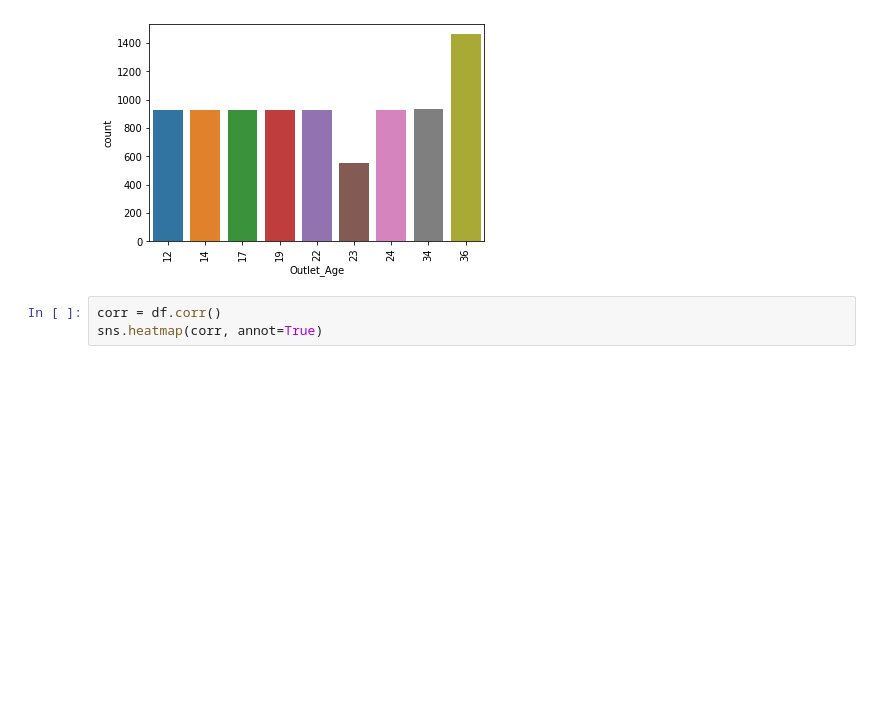
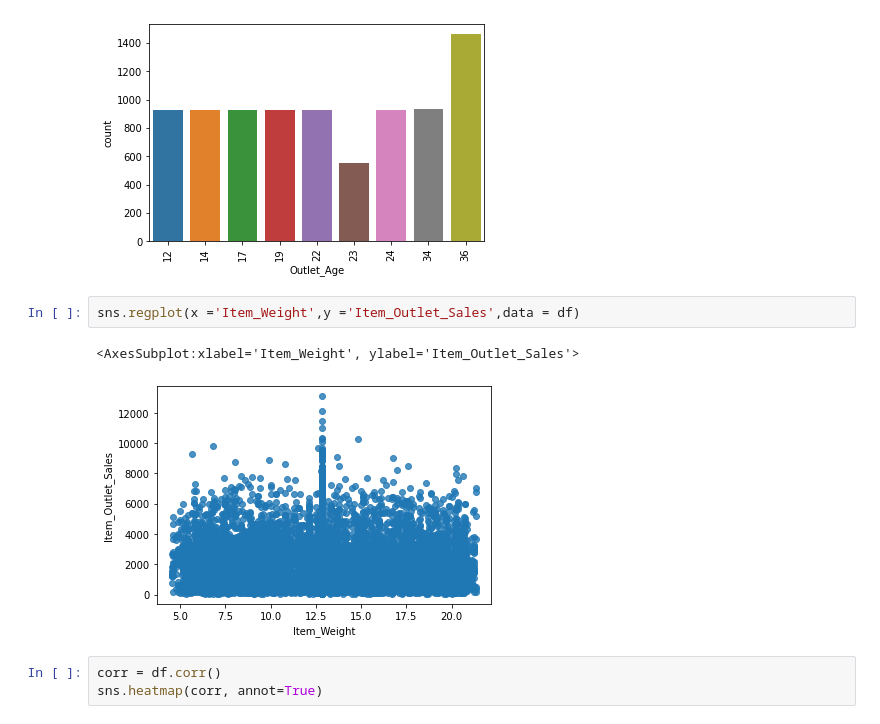
Before and after one commit to omchaithanyav/Stores-Sales-Prediction, a Jupyter notebook: Notebook/Stores Sales Prediction.ipynb, the cells around one changed output. Cells and saved outputs as stored; diff of their text form; blank space fills up the shorter version.

```diff
--- a/Notebook/Stores Sales Prediction.ipynb
+++ b/Notebook/Stores Sales Prediction.ipynb
@@ -367,6 +367,11 @@ plt.xticks(rotation = 90)
 plt.show()
 # %% [output]
 [figure]
+# %%
+sns.regplot(x ='Item_Weight',y ='Item_Outlet_Sales',data = df)
+# %% [output]
+<AxesSubplot:xlabel='Item_Weight', ylabel='Item_Outlet_Sales'>
+[figure, added]
 # %%
 corr = df.corr()
 sns.heatmap(corr, annot=True)
```
Also changed, not shown: parts of 5 cells of this notebook.
